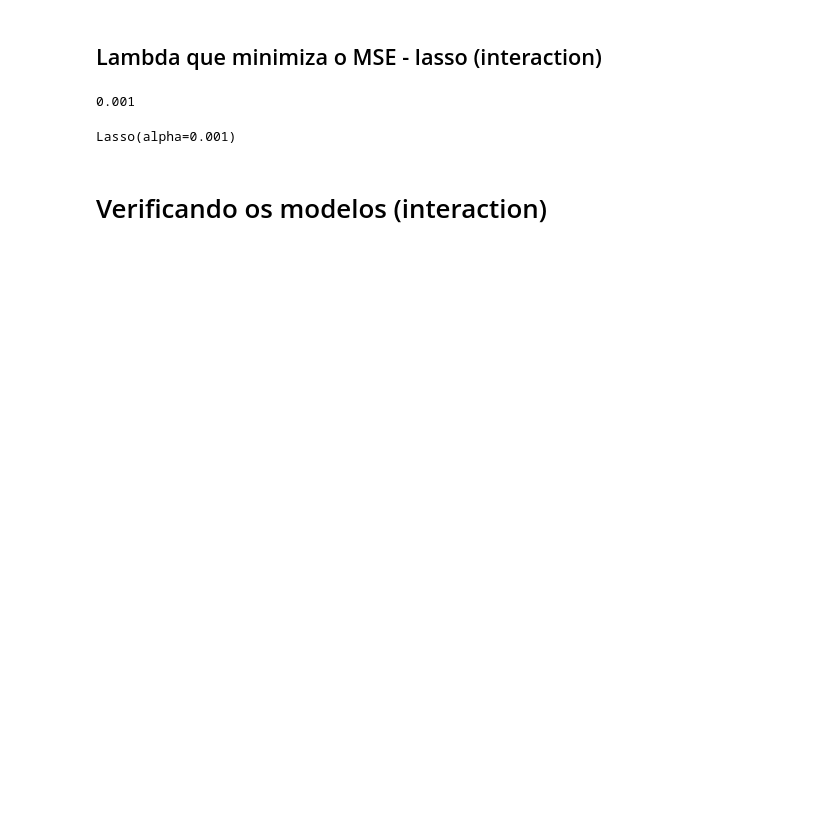
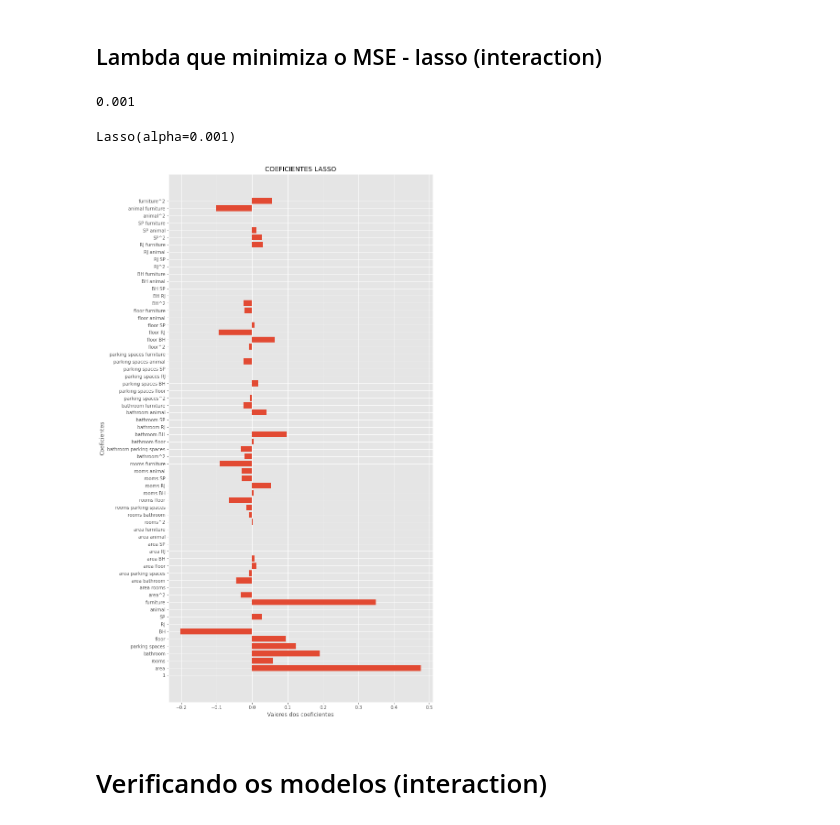
Before and after one commit to escobar-felipe/ML-ufscar, a Jupyter notebook: Lista_01.ipynb, the cells around one changed output. Saved outputs shown, nothing was run; the diff lists cells and outputs as text; code cells hidden in the pictures; blank space fills up the shorter version.

```diff
--- a/Lista_01.ipynb
+++ b/Lista_01.ipynb
@@ -714,6 +728,18 @@ reg_lasso_all = Lasso (alpha= lambdas_lasso_all[np.argmin(scores_lasso_all)])
 reg_lasso_all.fit(x_all_train,y_train_transf)
 # %% [output]
 Lasso(alpha=0.001)
+# %%
+coeff_df_lasso_all = pd.DataFrame(reg_lasso_all.coef_,dfPoly.columns,columns=['Coefficient'])
+# %%
+fig = plt.figure(figsize=(8, 16))
+ax = fig.add_axes([0,0,1,1])
+plt.xlabel("Valores dos coeficientes")
+plt.ylabel("Coeficientes")
+plt.title('COEFICIENTES LASSO')
+ax.barh(coeff_df_lasso_all.index,coeff_df_lasso_all['Coefficient'])
+plt.show()
+# %% [output]
+[figure, added]
 # %% [markdown]
 # Verificando os modelos (interaction)
 # %%
```
Also changed, not shown: parts of 20 cells of this notebook.
